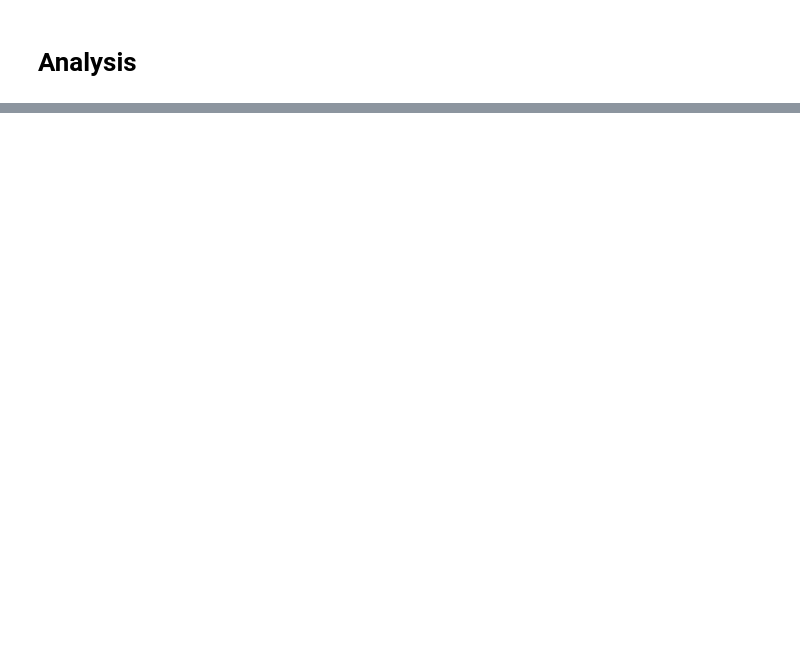
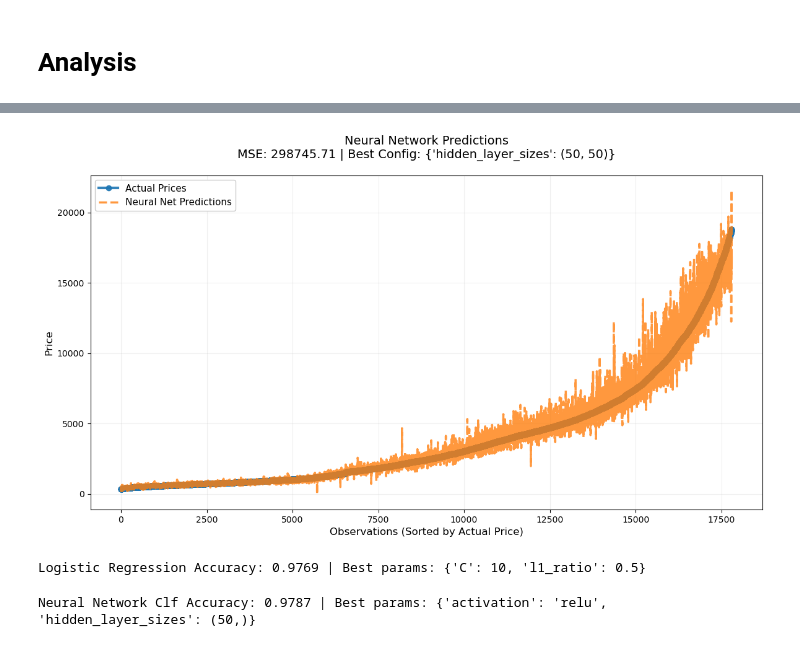
Before and after one commit to KaboLetsogo/Portfolio, a Jupyter notebook: Diamonds.ipynb, the cells around one changed output, grey strips where cells are left out. Cells and saved outputs as stored; diff of their text form; code cells hidden in the pictures; blank space fills up the shorter version.

```diff
--- a/Diamonds.ipynb
+++ b/Diamonds.ipynb
@@ -169,0 +391,54 @@ NameError: name 'df' is not defined
+# %%
+# Generate predictions
+nn_pred = nn_reg_grid.predict(X_test)
+
+# Sort by actual prices (ascending)
+sorted_idx = np.argsort(y_test.values)
+y_test_sorted = y_test.values[sorted_idx]
+nn_pred_sorted = nn_pred[sorted_idx]
+
+# Create the plot
+plt.figure(figsize=(14, 7))
+
+# Main plot lines
+plt.plot(y_test_sorted, label='Actual Prices',
+         color='#1f77b4', alpha=0.9, linewidth=3, marker='o', markersize=6)
+plt.plot(nn_pred_sorted, label='Neural Net Predictions',
+         color='#ff7f0e', alpha=0.8, linewidth=2.5, linestyle='--')
+
+
+
+# Formatting
+plt.xlabel('Observations (Sorted by Actual Price)', fontsize=12)
+plt.ylabel('Price', fontsize=12)
+plt.title(f'Neural Network Predictions\nMSE: {nn_reg_mse:.2f} | Best Config: {nn_reg_grid.best_params_}',
+          fontsize=14, pad=20)
+plt.legend(fontsize=11, framealpha=1)
+plt.grid(True, alpha=0.2)
+# %% [output]
+[figure, added]
+# %%
+
+# Logistic Regression (with ElasticNet penalty)
+logreg = LogisticRegression(penalty='elasticnet', solver='saga', random_state=15,l1_ratio=0.5)
+logreg_params = {'C': [0.001, 0.01, 0.1, 1, 10],
+                    'l1_ratio': [0.5]}
+logreg_grid = GridSearchCV(logreg, logreg_params, cv=5, scoring='accuracy')
+logreg_grid.fit(X_trainC, y_trainC)
+logreg_pred = logreg_grid.predict(X_testC)
+logreg_acc = accuracy_score(y_testC, logreg_pred)
+print(f"Logistic Regression Accuracy: {logreg_acc:.4f} | Best params: {logreg_grid.best_params_}")
+# %% [output]
+Logistic Regression Accuracy: 0.9769 | Best params: {'C': 10, 'l1_ratio': 0.5}
+# %%
+# Neural Network Classification
+nn_clf = MLPClassifier(random_state=15, max_iter=1000)
+nn_clf_params = {'hidden_layer_sizes': [(50,), (100,), (50, 50)],
+                    'activation': ['relu']}
+nn_clf_grid = GridSearchCV(nn_clf, nn_clf_params, cv=3, scoring='accuracy')
+nn_clf_grid.fit(X_trainC, y_trainC)
+nn_clf_pred = nn_clf_grid.predict(X_testC)
+nn_clf_acc = accuracy_score(y_testC, nn_clf_pred)
+print(f"Neural Network Clf Accuracy: {nn_clf_acc:.4f} | Best params: {nn_clf_grid.best_params_}")
+# %% [output]
+Neural Network Clf Accuracy: 0.9787 | Best params: {'activation': 'relu', 'hidden_layer_sizes': (50,)}
```
Also changed, not shown: parts of 23 cells of this notebook, 2 other files.
